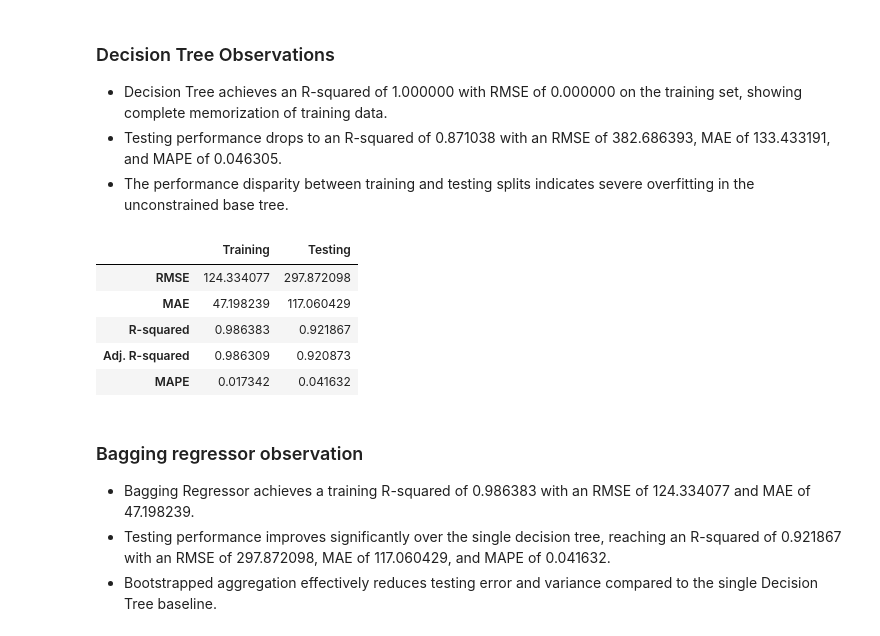
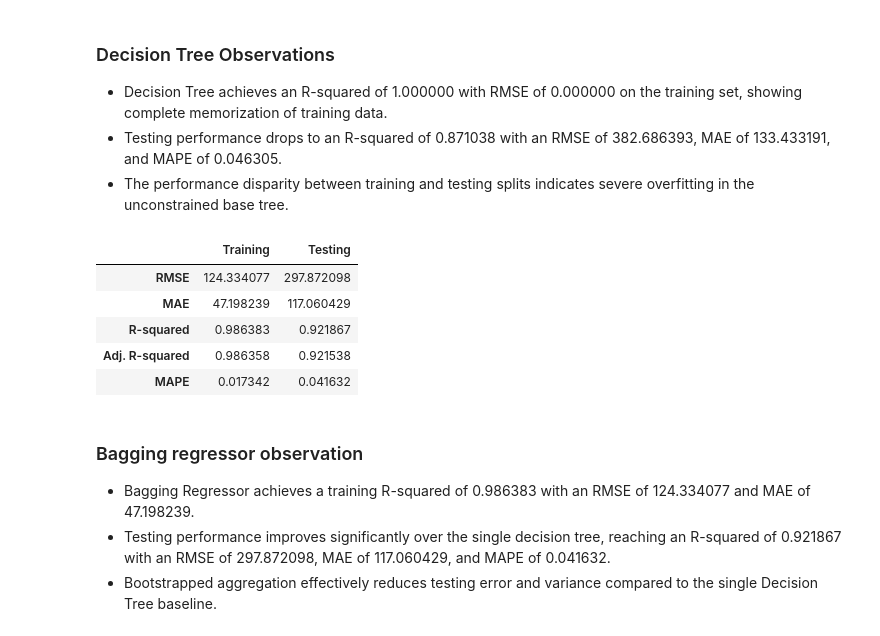
Before and after one commit to harshal1900/superkart-sales-prediction, a Jupyter notebook: notebooks/Full_Code_SuperKart_Model_Deployment_Notebook.ipynb, the cells around one changed output. Cells and saved outputs as stored; diff of their text form; code cells hidden in the pictures.

```diff
--- a/notebooks/Full_Code_SuperKart_Model_Deployment_Notebook.ipynb
+++ b/notebooks/Full_Code_SuperKart_Model_Deployment_Notebook.ipynb
@@ -340,15 +386,20 @@ df.head()
 # %%
-# Encode categorical features and split the dataset into training and testing sets
-
 # Separate target variable from independent features
 X = df.drop(columns=['Product_Store_Sales_Total', 'Product_Id', 'Store_Establishment_Year'])
 y = df['Product_Store_Sales_Total']
 
-# Convert categorical variables into dummy/one-hot numeric variables
-X_encoded = pd.get_dummies(X, drop_first=True)
+# Split dataset into 70% training and 30% testing subsets (kept RAW - encoding happens inside the pipeline)
+X_train, X_test, y_train, y_test = train_test_split(X, y, test_size=0.30, random_state=42)
 
-# Split dataset into 70% training and 30% testing subsets
-X_train, X_test, y_train, y_test = train_test_split(X_encoded, y, test_size=0.30, random_state=42)
+# Define the preprocessing pipeline for encoding categorical features
+numeric_features = ['Product_Weight', 'Product_Allocated_Area', 'Product_MRP', 'Store_Age_Years']
+categorical_features = ['Product_Sugar_Content', 'Product_Type', 'Store_Id', 'Store_Size',
+                         'Store_Location_City_Type', 'Store_Type', 'Product_Id_char']
+
+preprocessor = ColumnTransformer(transformers=[
+    ('num', SimpleImputer(strategy='median'), numeric_features),
+    ('cat', OneHotEncoder(handle_unknown='ignore', drop='first', sparse_output=False), categorical_features)
+])
 
 # Verify matrix shapes
 print(f"Training set shape: {X_train.shape}, Testing set shape: {X_test.shape}")
@@ -414,15 +473,15 @@ The ML models to be built can be any two out of the following:
 # %%
-# Train baseline Decision Tree model and evaluate performance on train and test sets
+# Train baseline Decision Tree model (as part of a preprocessing + model pipeline) and evaluate performance
 
-# Initialize and fit Decision Tree Regressor
-dt = DecisionTreeRegressor(random_state=42)
+dt = Pipeline(steps=[
+    ('preprocessor', preprocessor),
+    ('regressor', DecisionTreeRegressor(random_state=42))
+])
 dt.fit(X_train, y_train)
 
-# Evaluate training and testing performance
 dt_train_perf = model_performance_regression(dt, X_train, y_train)
 dt_test_perf = model_performance_regression(dt, X_test, y_test)
 
-# Combine performance summaries
 dt_perf = pd.concat([dt_train_perf.T, dt_test_perf.T], axis=1)
 dt_perf.columns = ["Training", "Testing"]
 display(dt_perf)
@@ -439,26 +498,26 @@ display(dt_perf)
 - Testing performance drops to an R-squared of 0.871038 with an RMSE of 382.686393, MAE of 133.433191, and MAPE of 0.046305.
 - The performance disparity between training and testing splits indicates severe overfitting in the unconstrained base tree.
 # %%
-# Train baseline Bagging Regressor model and evaluate performance on train and test sets
+# Train baseline Bagging Regressor model (as part of a preprocessing + model pipeline) and evaluate performance
 
-# Initialize and fit Bagging Regressor using default base estimator (Decision Tree)
-bagging = BaggingRegressor(random_state=42)
+bagging = Pipeline(steps=[
+    ('preprocessor', preprocessor),
+    ('regressor', BaggingRegressor(random_state=42))
+])
 bagging.fit(X_train, y_train)
 
-# Evaluate training and testing performance
 bagging_train_perf = model_performance_regression(bagging, X_train, y_train)
 bagging_test_perf = model_performance_regression(bagging, X_test, y_test)
 
-# Combine performance summaries
 bagging_perf = pd.concat([bagging_train_perf.T, bagging_test_perf.T], axis=1)
 bagging_perf.columns = ["Training", "Testing"]
 display(bagging_perf)
 # %% [output]
 |  | Training | Testing |
 | RMSE | 124.334077 | 297.872098 |
 | MAE | 47.198239 | 117.060429 |
 | R-squared | 0.986383 | 0.921867 |
-| Adj. R-squared | 0.986309 | 0.920873 |
+| Adj. R-squared | 0.986358 | 0.921538 |
 | MAPE | 0.017342 | 0.041632 |
 # %% [markdown]
 ### Bagging regressor observation
```
Also changed, not shown: parts of 26 cells of this notebook, 1 other file.
